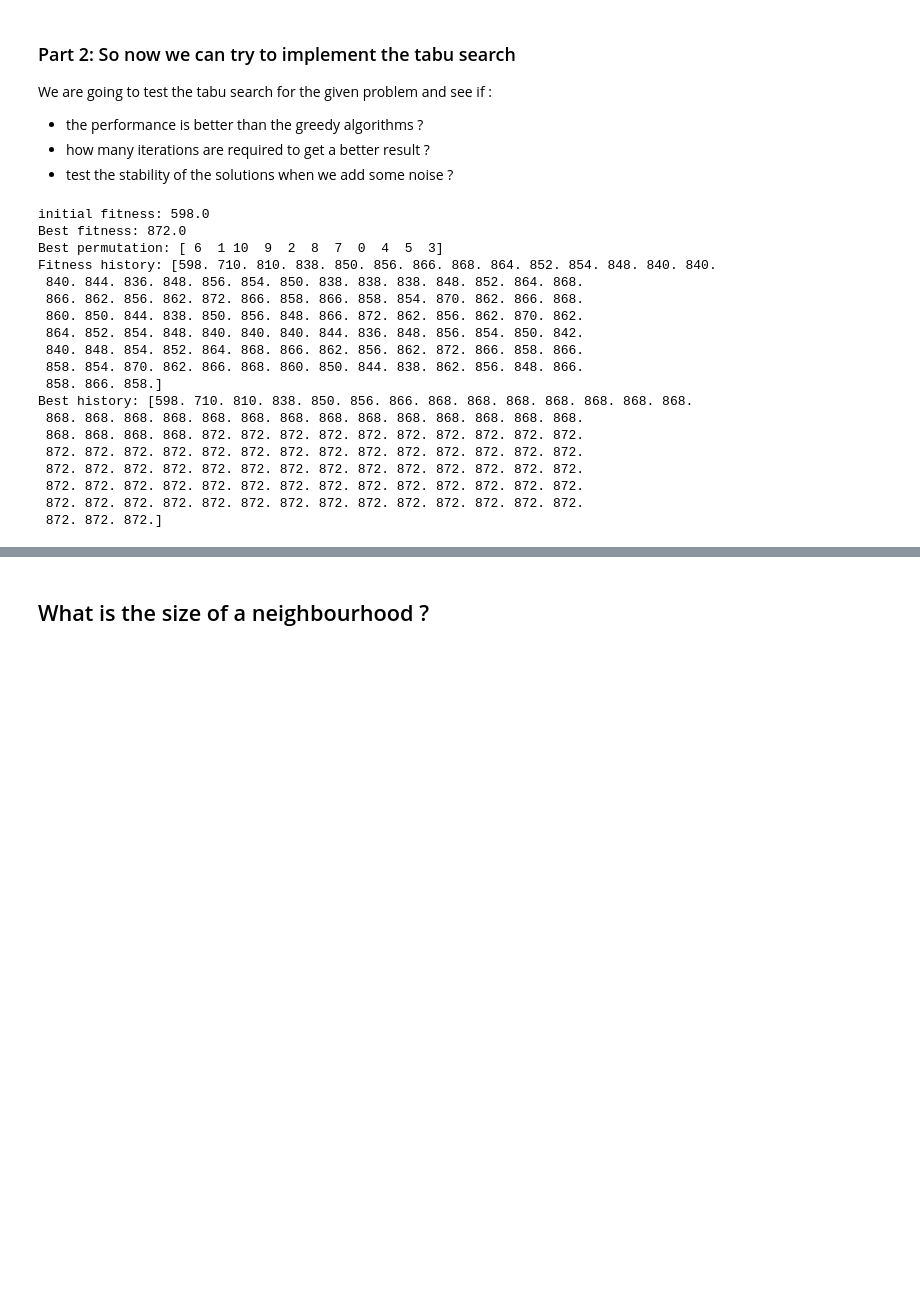
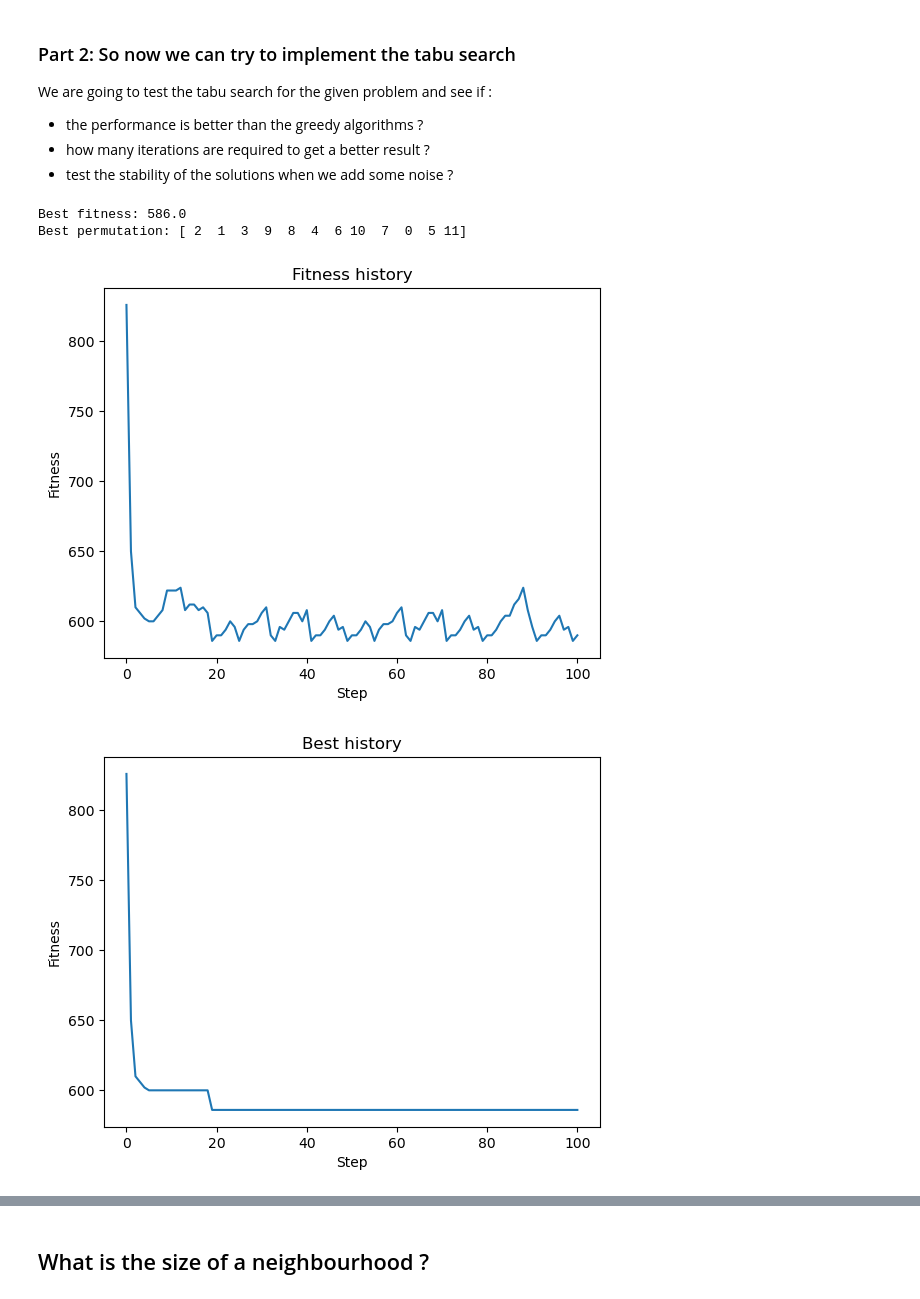
Before and after one commit to Arkanthara/metaheuristics_for_optimization, a Jupyter notebook: tp2_2025_donnet.ipynb, the cells around one changed output, grey strips where cells are left out. Saved outputs shown, nothing was run; the diff lists cells and outputs as text; code cells hidden in the pictures; blank space fills up the shorter version.

```diff
--- a/tp2_2025_donnet.ipynb
+++ b/tp2_2025_donnet.ipynb
@@ -535,11 +535,11 @@ def best_swap(weights, distance, permutation, current_fitness, best_fitness, tab
             delta.append((i, j, delta_i_j(permutation, i, j, weights, distance)))
     delta = np.array(delta)
     # keep track of the best candidate
-    maximum = delta[delta[:, 2] == np.max(delta[:, 2])].astype(int)
-    assert len(maximum.shape) == 2, "The output of the previous operation give a 2D array !"
-    randomSwap = np.random.randint(0, maximum.shape[0])
-    i, j, max_delta = maximum[randomSwap]
-    return i, j, max_delta, max_delta > 0
+    minimum = delta[delta[:, 2] == np.min(delta[:, 2])].astype(int)
+    assert len(minimum.shape) == 2, "The output of the previous operation give a 2D array !"
+    randomSwap = np.random.randint(0, minimum.shape[0])
+    i, j, max_delta = minimum[randomSwap]
+    return i, j, max_delta, max_delta < 0
 
 
 def tabu_search(weights, distance, tabu_tenure, tmax, diversification: bool = False, u: int = 100):
@@ -560,7 +560,7 @@ def tabu_search(weights, distance, tabu_tenure, tmax, diversification: bool = Fa
     best_history (list): Best cost at each iteration.
     """
     # initialize permutation and tabu matrix
-    permutation = np.arange(distance.shape[0])[:-1]
+    permutation = np.random.permutation(distance.shape[0])
     # check distance matrix is squared
     assert distance.shape[0] == distance.shape[1], "Distance matrix must be square"
     tabu_matrix = np.zeros_like(distance)
@@ -571,17 +571,30 @@ def tabu_search(weights, distance, tabu_tenure, tmax, diversification: bool = Fa
     best_permutation = permutation
     fitness_history = [best_fitness]
     best_history = [best_fitness]
-    print(f"initial fitness: {current_fitness}")
     # repeat for tmax iterations:
     for k in range(tmax):
         #   choose move (best swap or diversification)
-        i, j, delta, is_best = best_swap(weights, distance, permutation, current_fitness, best_fitness, tabu_matrix, k)
+        if diversification:
+            # Get iteration number since last trigger of all permutations
+            diversification_matrix = k - tabu_matrix
+            # Get index of all elements that need to be triggered
+            index_matrix = np.argwhere(diversification_matrix >= u)
+            # If index is null, take best_swap
+            if index_matrix.shape[0] == 0:
+                i, j, delta, is_best = best_swap(weights, distance, permutation, current_fitness, best_fitness, tabu_matrix, k)
+            # Else take random element that needs to be triggered
+            else:
+                randomvalue = np.random.randint(0, index_matrix.shape[0])
+                i, j = index_matrix[randomvalue]
+                delta = delta_i_j(permutation, i, j, weights, distance)
+        else:
+            i, j, delta, is_best = best_swap(weights, distance, permutation, current_fitness, best_fitness, tabu_matrix, k)
         #   apply move and update current fitness
         permutation = swap(permutation, i, j)
         current_fitness += delta
         fitness_history.append(current_fitness)
         #   update best solution if improved
-        if current_fitness > best_fitness:
+        if current_fitness < best_fitness:
             best_fitness = current_fitness
             best_permutation = permutation
         best_history.append(best_fitness)
@@ -601,26 +614,21 @@ def tabu_search(weights, distance, tabu_tenure, tmax, diversification: bool = Fa
 # %%
 best_fitness, best_permutation, fitness_history, best_history = tabu_search(W, D, 4, 100)
 print(f"Best fitness: {best_fitness}")
 print(f"Best permutation: {best_permutation}")
-print(f"Fitness history: {fitness_history}")
-print(f"Best history: {best_history}")
+plt.figure()
+plt.plot(np.arange(len(fitness_history)), fitness_history)
+plt.title("Fitness history")
+plt.xlabel("Step")
+plt.ylabel("Fitness")
+plt.show()
+plt.figure()
+plt.plot(np.arange(len(best_history)), best_history)
+plt.title("Best history")
+plt.xlabel("Step")
+plt.ylabel("Fitness")
+plt.show()
 # %% [output]
-initial fitness: 598.0
-Best fitness: 872.0
-Best permutation: [ 6  1 10  9  2  8  7  0  4  5  3]
-Fitness history: [598. 710. 810. 838. 850. 856. 866. 868. 864. 852. 854. 848. 840. 840.
- 840. 844. 836. 848. 856. 854. 850. 838. 838. 838. 848. 852. 864. 868.
- 866. 862. 856. 862. 872. 866. 858. 866. 858. 854. 870. 862. 866. 868.
- 860. 850. 844. 838. 850. 856. 848. 866. 872. 862. 856. 862. 870. 862.
- 864. 852. 854. 848. 840. 840. 840. 844. 836. 848. 856. 854. 850. 842.
- 840. 848. 854. 852. 864. 868. 866. 862. 856. 862. 872. 866. 858. 866.
- 858. 854. 870. 862. 866. 868. 860. 850. 844. 838. 862. 856. 848. 866.
- 858. 866. 858.]
-Best history: [598. 710. 810. 838. 850. 856. 866. 868. 868. 868. 868. 868. 868. 868.
- 868. 868. 868. 868. 868. 868. 868. 868. 868. 868. 868. 868. 868. 868.
- 868. 868. 868. 868. 872. 872. 872. 872. 872. 872. 872. 872. 872. 872.
- 872. 872. 872. 872. 872. 872. 872. 872. 872. 872. 872. 872. 872. 872.
- 872. 872. 872. 872. 872. 872. 872. 872. 872. 872. 872. 872. 872. 872.
- 872. 872. 872. 872. 872. 872. 872. 872. 872. 872. 872. 872. 872. 872.
- 872. 872. 872. 872. 872. 872. 872. 872. 872. 872. 872. 872. 872. 872.
- 872. 872. 872.]
+Best fitness: 586.0
+Best permutation: [ 2  1  3  9  8  4  6 10  7  0  5 11]
+[figure, added]
+[figure, added]
```
Also changed, not shown: parts of 9 cells of this notebook.
